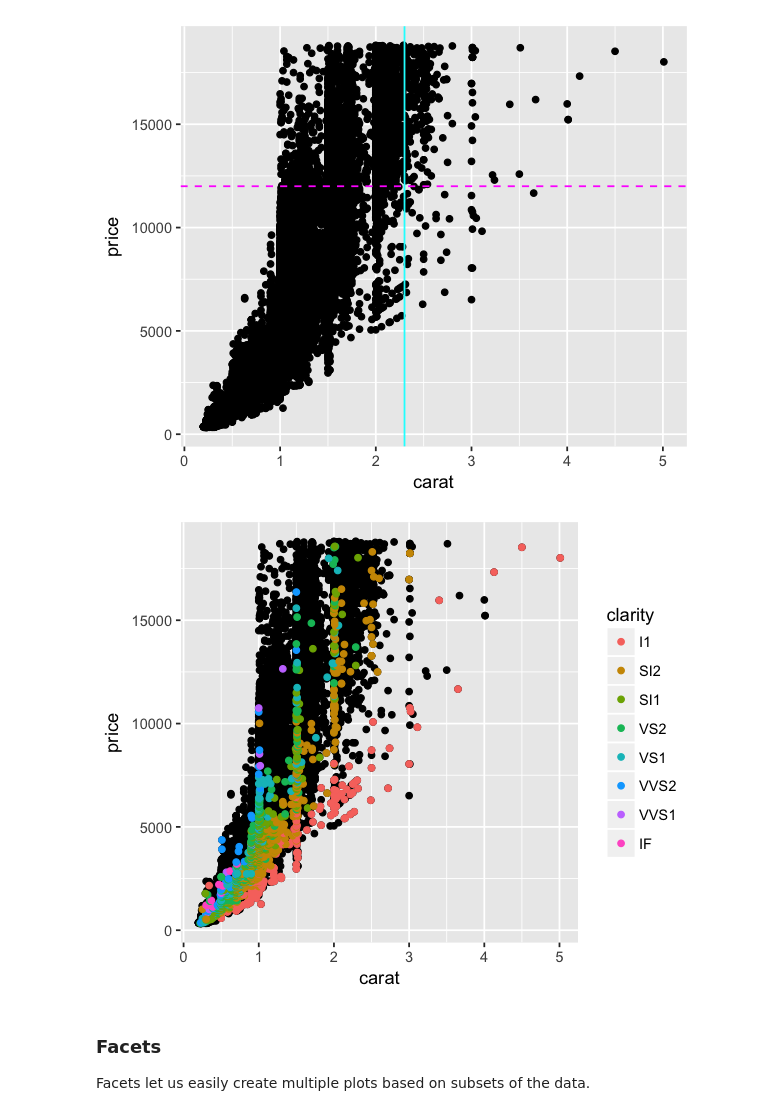
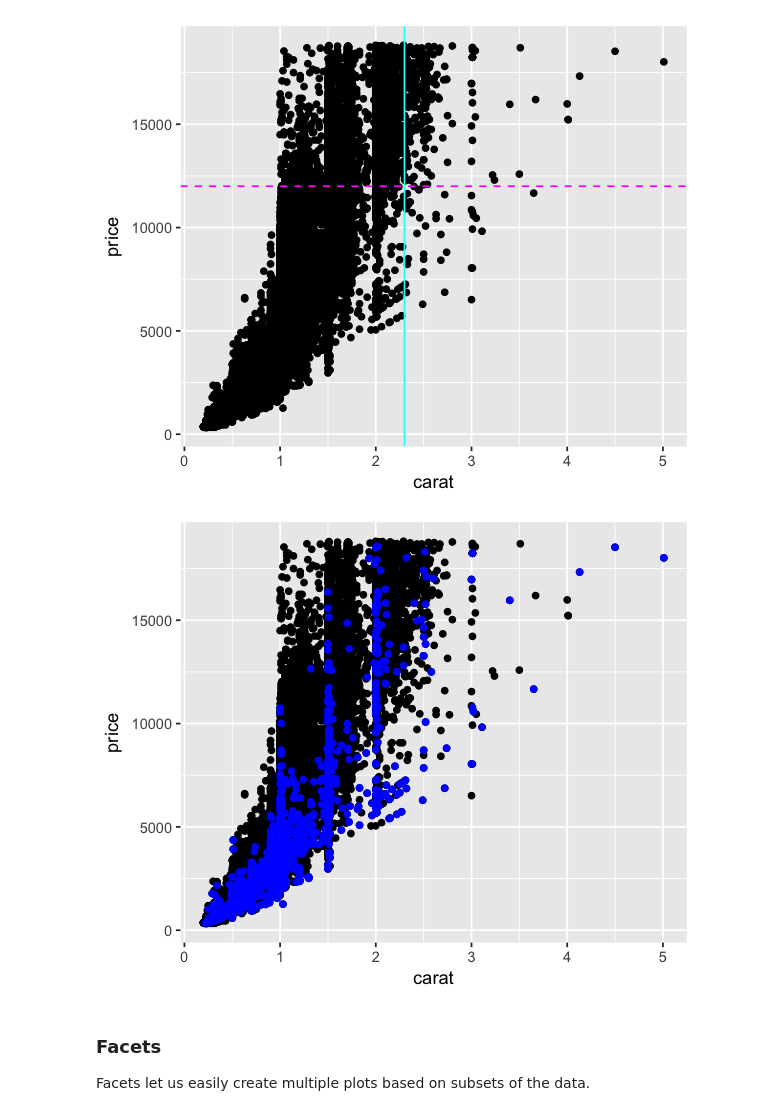
Before and after one commit to rogerfan/stats306_f18_labs, a Jupyter notebook: stats306_lab1.ipynb, the cells around one changed output. Drawn from its saved outputs; the diff is of its cells as text; code cells hidden in the pictures.

```diff
--- a/stats306_lab1.ipynb
+++ b/stats306_lab1.ipynb
@@ -162,11 +178,15 @@ ggplot(data=diamonds, aes(x=carat, y=price)) +
 # %% [output]
 [figure]
 # %%
+# ggplot(diamonds, aes(x=carat, y=price)) +
+#     geom_point() +
+#     geom_point(data=subset(diamonds, cut=='Fair'), aes(color=clarity))
+
 ggplot(diamonds, aes(x=carat, y=price)) +
     geom_point() +
-    geom_point(data=subset(diamonds, cut=='Fair'), aes(color=clarity))
+    geom_point(data=subset(diamonds, cut=='Fair'), color='blue')
 # %% [output]
-[figure, old version]
+[figure, new version]
 # %% [markdown]
 ### Facets
 
```
Also changed, not shown: parts of 1 cell of this notebook, 2 other files.
